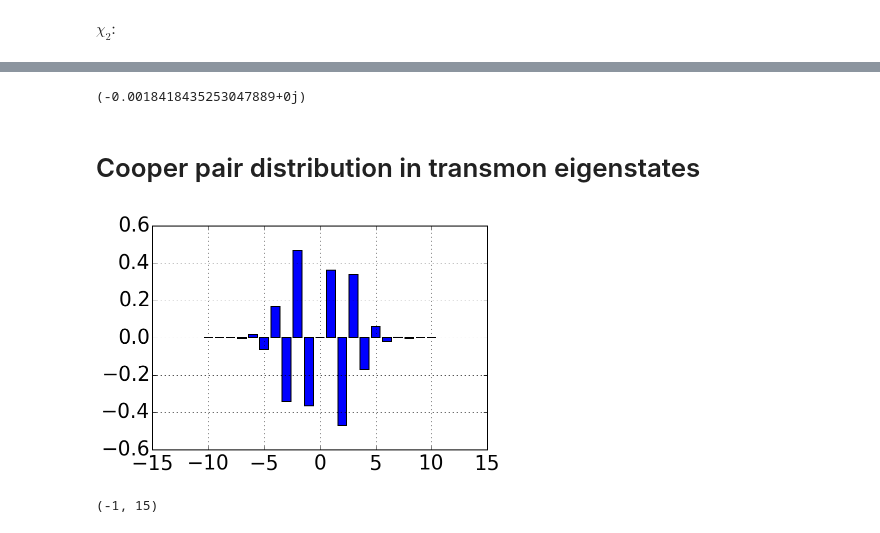
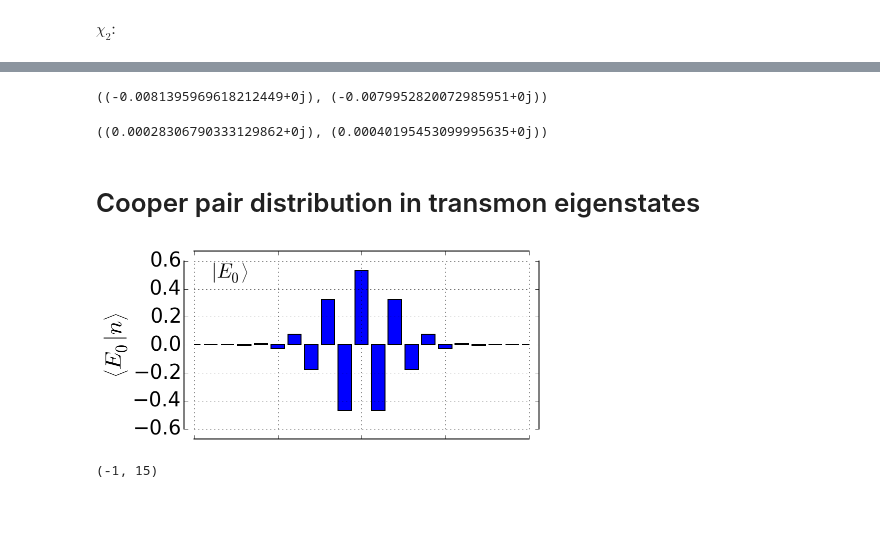
Before and after one commit to vdrhtc/Xmons, a Jupyter notebook: Qutip/CPB cQED.ipynb, the cells around one changed output, grey strips where cells are left out. Saved outputs shown, nothing was run; the diff lists cells and outputs as text; code cells hidden in the pictures.

```diff
--- a/Qutip/CPB cQED.ipynb
+++ b/Qutip/CPB cQED.ipynb
@@ -244,24 +307,52 @@ evals[8] - evals[5] - ω_r()/2/pi/1e9
 # %%
-(g()**2*(evecs_q[2].dag()*n()*evecs_q[1])**2/(ω_r()/2/pi/1e9+evals_q[2]-evals_q[1]) + \
-g()**2*(evecs_q[2].dag()*n()*evecs_q[3])**2/(ω_r()/2/pi/1e9+evals_q[2] - evals_q[3]) +\
-g()**2*(evecs_q[2].dag()*n()*evecs_q[1])**2/(-ω_r()/2/pi/1e9+evals_q[2]-evals_q[1]) + \
-g()**2*(evecs_q[2].dag()*n()*evecs_q[3])**2/(-ω_r()/2/pi/1e9+evals_q[2] - evals_q[3])).data[0,0]
+g()**2*((evecs_q[2].dag()*n()*evecs_q[1])**2/(ω_r()/2/pi/1e9+evals_q[2]-evals_q[1]) + \
+(evecs_q[2].dag()*n()*evecs_q[3])**2/(ω_r()/2/pi/1e9+evals_q[2] - evals_q[3]) +\
+(evecs_q[2].dag()*n()*evecs_q[1])**2/(-ω_r()/2/pi/1e9+evals_q[2]-evals_q[1]) + \
+(evecs_q[2].dag()*n()*evecs_q[3])**2/(-ω_r()/2/pi/1e9+evals_q[2] - evals_q[3])).data[0,0],\
+g()**2*((evecs_q[2].dag()*n()*evecs_q[3])**2/(ω_r()/2/pi/1e9+evals_q[2] - evals_q[3]) +\
+(evecs_q[2].dag()*n()*evecs_q[1])**2/(-ω_r()/2/pi/1e9+evals_q[2]-evals_q[1])).data[0,0]
 # %% [output]
-(-0.0018418435253047889+0j)
+((-0.0081395969618212449+0j), (-0.0079952820072985951+0j))
+# %%
+g()**2*((evecs_q[2].dag()*n()*evecs_q[1])**2/(ω_r()/2/pi/1e9+evals_q[2]-evals_q[1]) + \
+(evecs_q[2].dag()*n()*evecs_q[3])**2/(ω_r()/2/pi/1e9+evals_q[2] - evals_q[3]) +\
+(evecs_q[2].dag()*n()*evecs_q[1])**2/(-ω_r()/2/pi/1e9+evals_q[2]-evals_q[1]) + \
+(evecs_q[2].dag()*n()*evecs_q[3])**2/(-ω_r()/2/pi/1e9+evals_q[2] - evals_q[3])).data[0,0],\
+g()**2*((evecs_q[2].dag()*n()*evecs_q[3])**2/(ω_r()/2/pi/1e9+evals_q[2] - evals_q[3]) +\
+(evecs_q[2].dag()*n()*evecs_q[1])**2/(-ω_r()/2/pi/1e9+evals_q[2]-evals_q[1])).data[0,0]
+# %% [output]
+((0.00028306790333129862+0j), (0.00040195453099995635+0j))
 # %% [markdown]
 # Cooper pair distribution in transmon eigenstates
 # %%
 Φ=0
-N = 2
-nqs = range(0, 2*N_q+1, 1)
+n_q = 10
+colors = ["blue", "orange", "green", "red"]
+
+n_state = 0
+evals_q, evecs_q = H_q_isolated().eigenstates()
 vals = []
-for i in nqs:
-    vals.append(real((evecs_unpert[N].dag()*tensor(basis(N_r, 0), basis(2*N_q+1, i)))[0,0]))
+ns_pairs = range(0, 2*n_q+1)
+
+for i in ns_pairs:
+    vals.append(real((evecs_q[n_state].dag()*basis(2*n_q+1, i))[0,0]))
-# %%
-plt.bar(array(nqs)-N_q-0.4, vals)
-plt.grid()
-# %% [output]
-[figure, removed]
+# %%
+plt.bar(array(ns_pairs)-N_q-0.4, vals, color = colors[n_state])
+plt.grid()
+spines()
+plt.gca().annotate(r"$\left.| E_%i\right>$"%n_state, (0,0), xytext=(0.05,0.9), textcoords="axes fraction")
+plt.xlim(-10,10)
+plt.ylabel(r"${\left< E_%i | n \right>}$"%n_state, fontsize=23)
+if n_state%2 != 0:
+    plt.gca().set_xticklabels([r"$\left.| %i \right>$"%i for i in range(-n_q, n_q+1, 5)]);
+    plt.xlabel(r"$\mathbf{\left.|n\right>}$")
+else:
+    plt.gca().set_xticklabels([""])
+plt.gcf().set_size_inches(6,3)
+#plt.yticks(linspace(-0.5, 0.5, 11))
+plt.savefig("tr_CPD_%i.pdf"%n_state, bbox_inches="tight")
+# %% [output]
+[figure, added]
 # %%
 i = 2
 mes = []
```
Also changed, not shown: parts of 32 cells of this notebook, 1 other file.
